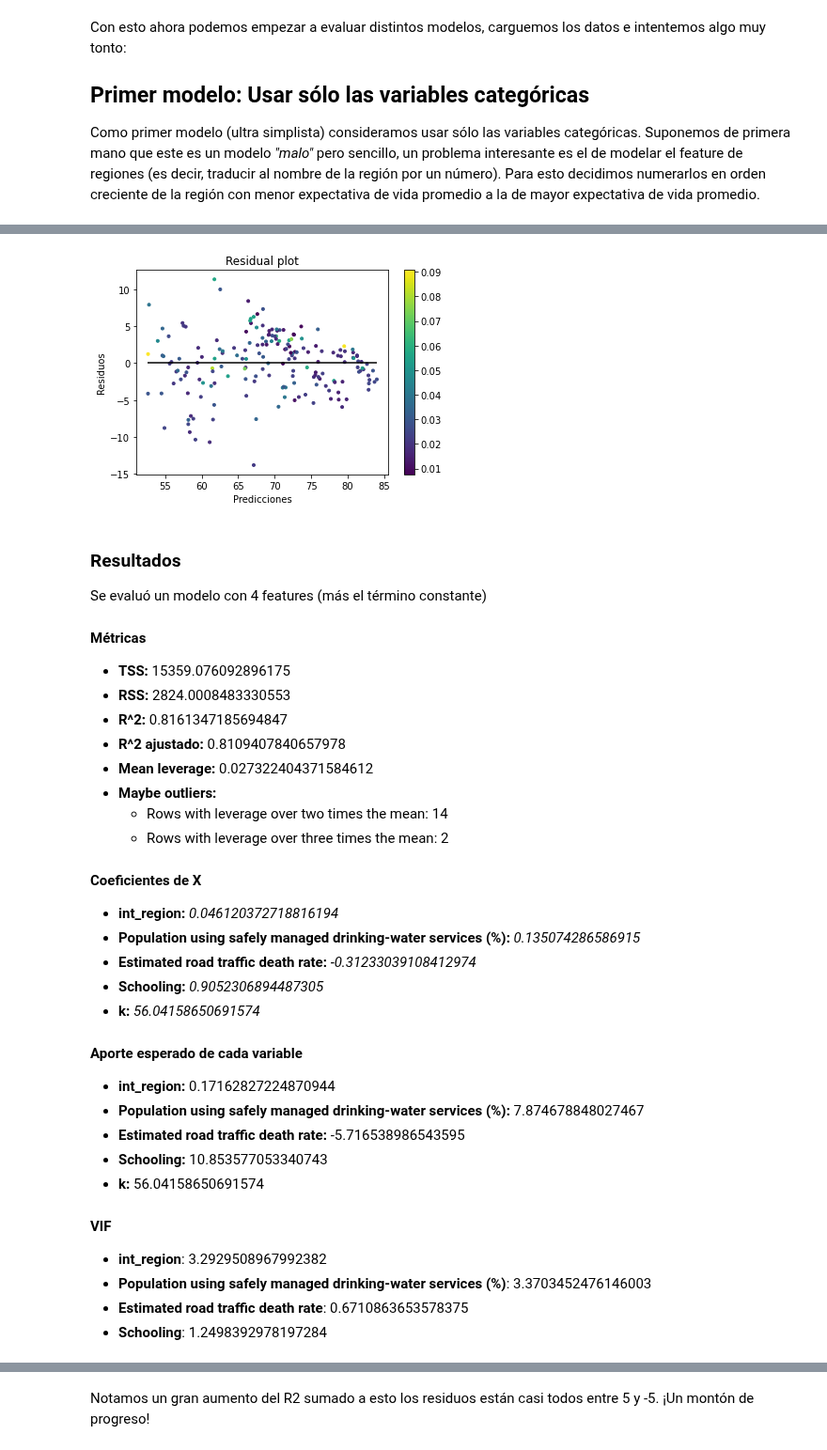
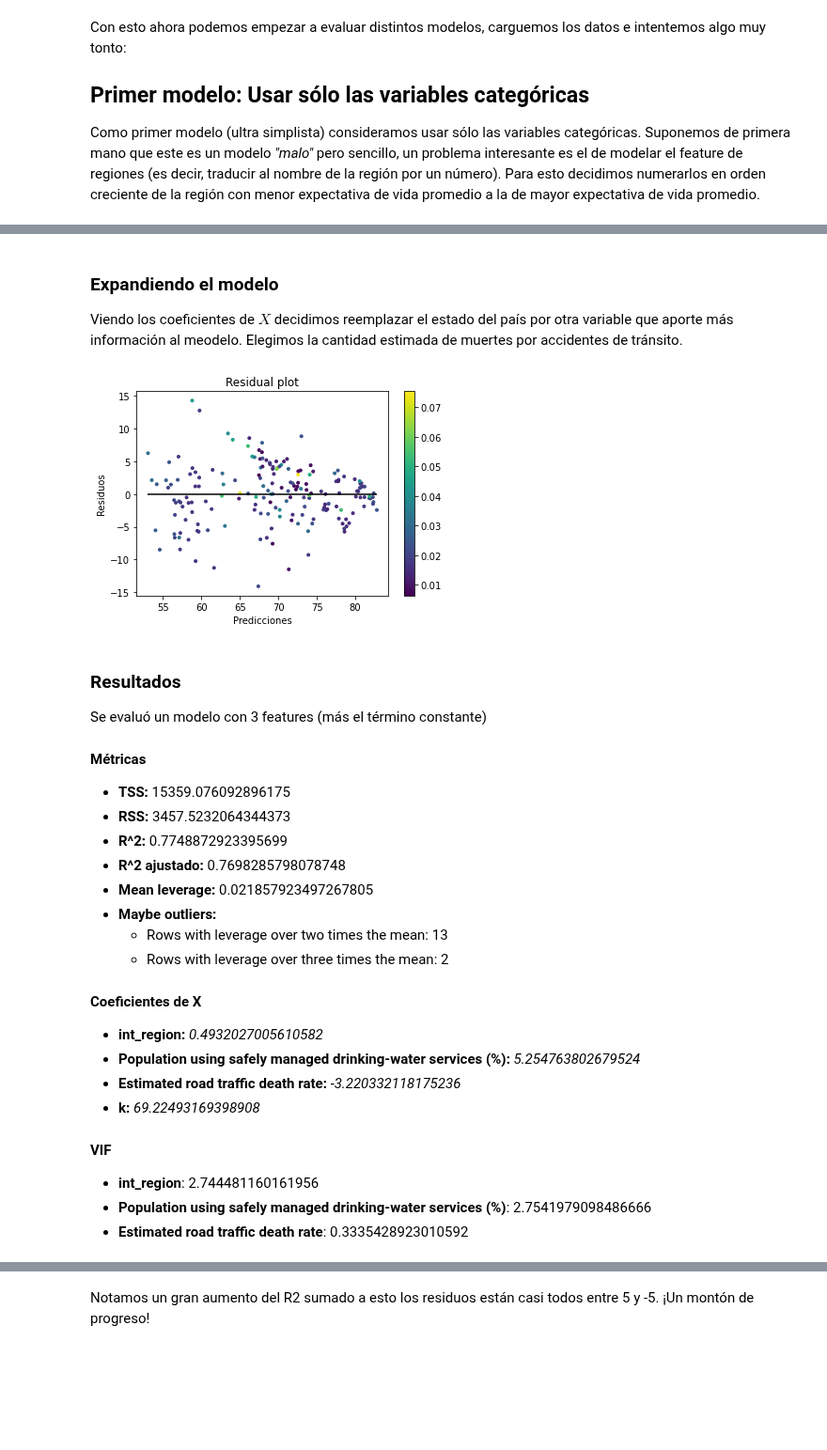
Before and after one commit to iglosiggio/metnum-tp3, a Jupyter notebook: notebooks/modelos-de-regresion-reentrega.ipynb, the cells around one changed output, grey strips where cells are left out. Shown at 94% size. Saved outputs shown, nothing was run; the diff lists cells and outputs as text; code cells hidden in the pictures; blank space fills up the shorter version.

```diff
--- a/notebooks/modelos-de-regresion-reentrega.ipynb
+++ b/notebooks/modelos-de-regresion-reentrega.ipynb
@@ -74,11 +74,10 @@ def probar_modelo(param_A):
     print('### Resultados')
     print(f'Se evaluó un modelo con {len(A.columns)} features (más el término constante)')
     # Normalizamos A
-    #A = normalizar(A)
+    A = normalizar(A)
     # Agregamos una columna para el término constante
     A['k'] = 1
     B = df['Life expectancy']
-    #B = normalizar(B)
     N = len(A)
     p = len(A.columns)
     X = least_squares(A, B)
@@ -100,10 +99,6 @@ def probar_modelo(param_A):
     print('#### Coeficientes de X')
     for (col, coeff) in zip(A.columns, X):
         print(f'- **{col}:** _{coeff}_')
-    print('#### Aporte esperado de cada variable')
-    pais_promedio = A.mean()
-    for col_idx, col in enumerate(A.columns):
-        print(f'- **{col}:** {X[col_idx] * pais_promedio[col]}')
     vif(param_A)
     plt = residual_plot(A, X, B)
     plt.show()
@@ -126,3 +121,27 @@ def vif(M):
 
 df = pd.read_csv('../data/dataset-completado.csv')
 df.columns
+
+
+def cook(param_A):
+    A = param_A.copy()
+    A = normalizar(A)
+    A['k'] = 1
+    results = np.zeros(len(A))
+    B = df['Life expectancy']
+
+    X = least_squares(A, B)
+    predicted = A @ X
+    residual = B - predicted
+    mean_squared_error = (residual.T @ residual) / (len(A) - len(A.columns))
+    for i in range(len(A)):
+        A_without_i = pd.concat([A.iloc[0:i], A.iloc[i+1:len(A)]])
+        B_without_i = pd.concat([B.iloc[0:i], B.iloc[i+1:len(B)]])
+        originally_predicted_without_i = np.concatenate(X[0:i], X[i+1:len(X)])
+        X = least_squares(A_without_i, B)
+        predicted_without_i = A_without_i @ X
+        residual_without_i = B - predicted_without_i
+        display(sum((originally_predicted_without_i - predicted_without_i)**2))
+        results[i] = sum((predicted - predicted_without_i)**2) / (len(A.columns)*mean_squared_error)
+    return results
+#cook(df[['Alcohol', 'infant deaths']])
@@ -238,32 +235,28 @@ Un detalle súper interesante de la regresión lineal es que añadir variables n
+# %% [markdown]
+### Expandiendo el modelo
+
+Viendo los coeficientes de $X$ decidimos reemplazar el estado del país por otra variable que aporte más información al meodelo. Elegimos la cantidad estimada de muertes por accidentes de tránsito.
 # %%
-probar_modelo(df[['int_region', 'Population using safely managed drinking-water services (%)', 'Estimated road traffic death rate', 'Schooling']])
+probar_modelo(df[['int_region', 'Population using safely managed drinking-water services (%)', 'Estimated road traffic death rate']])
 # %% [output]
-[figure, old version]
+[figure, new version]
 ### Resultados
-Se evaluó un modelo con 4 features (más el término constante)
+Se evaluó un modelo con 3 features (más el término constante)
 #### Métricas
 - **TSS:** 15359.076092896175
-- **RSS:** 2824.0008483330553
-- **R^2:** 0.8161347185694847
-- **R^2 ajustado:** 0.8109407840657978
-- **Mean leverage:** 0.027322404371584612
+- **RSS:** 3457.5232064344373
+- **R^2:** 0.7748872923395699
+- **R^2 ajustado:** 0.7698285798078748
+- **Mean leverage:** 0.021857923497267805
 - **Maybe outliers:**
-  * Rows with leverage over two times the mean: 14
+  * Rows with leverage over two times the mean: 13
   * Rows with leverage over three times the mean: 2
 #### Coeficientes de X
-- **int_region:** _0.046120372718816194_
-- **Population using safely managed drinking-water services (%):** _0.135074286586915_
-- **Estimated road traffic death rate:** _-0.31233039108412974_
-- **Schooling:** _0.9052306894487305_
-- **k:** _56.04158650691574_
-#### Aporte esperado de cada variable
-- **int_region:** 0.17162827224870944
-- **Population using safely managed drinking-water services (%):** 7.874678848027467
-- **Estimated road traffic death rate:** -5.716538986543595
-- **Schooling:** 10.853577053340743
-- **k:** 56.04158650691574
+- **int_region:** _0.4932027005610582_
+- **Population using safely managed drinking-water services (%):** _5.254763802679524_
+- **Estimated road traffic death rate:** _-3.220332118175236_
+- **k:** _69.22493169398908_
 #### VIF
-- **int_region**: 3.2929508967992382
-- **Population using safely managed drinking-water services (%)**: 3.3703452476146003
-- **Estimated road traffic death rate**: 0.6710863653578375
-- **Schooling**: 1.2498392978197284
+- **int_region**: 2.744481160161956
+- **Population using safely managed drinking-water services (%)**: 2.7541979098486666
+- **Estimated road traffic death rate**: 0.3335428923010592
```
Also changed, not shown: parts of 19 cells of this notebook.
